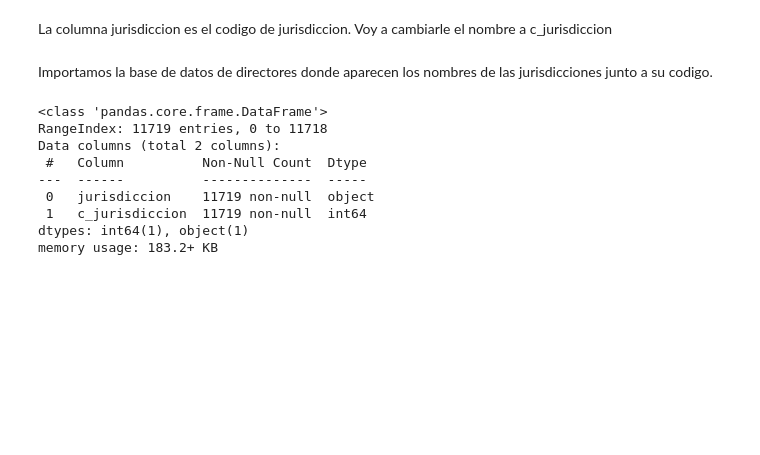
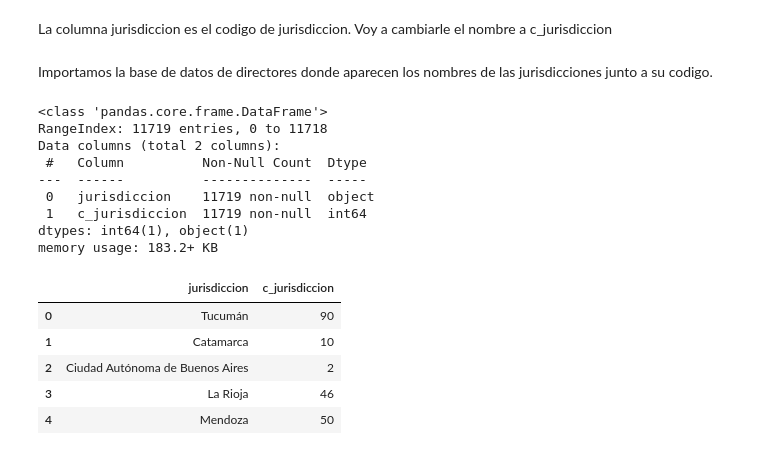
Before and after one commit to Juanchumu/Aprender2016-2024, a Jupyter notebook: notebooks/Limpieza_Alumnos_AprenderSec_2022.ipynb, the cells around one changed output. Cells and saved outputs as stored; diff of their text form; code cells hidden in the pictures; blank space fills up the shorter version.

```diff
--- a/notebooks/Analisis Exploratorio - Bruno.ipynb
+++ b/notebooks/Limpieza_Alumnos_AprenderSec_2022.ipynb
@@ -49,6 +188,15 @@ Data columns (total 2 columns):
  1   c_jurisdiccion  11719 non-null  int64
 dtypes: int64(1), object(1)
 memory usage: 183.2+ KB
+# %%
+df_dir.head()
+# %% [output]
+|  | jurisdiccion | c_jurisdiccion |
+| 0 | Tucumán | 90 |
+| 1 | Catamarca | 10 |
+| 2 | Ciudad Autónoma de Buenos Aires | 2 |
+| 3 | La Rioja | 46 |
+| 4 | Mendoza | 50 |
 # %%
 mapa_jurisdicciones = df_dir.drop_duplicates().set_index('c_jurisdiccion')['jurisdiccion']
 # %%
```
Also changed, not shown: parts of 18 cells of this notebook, 1 other file.
